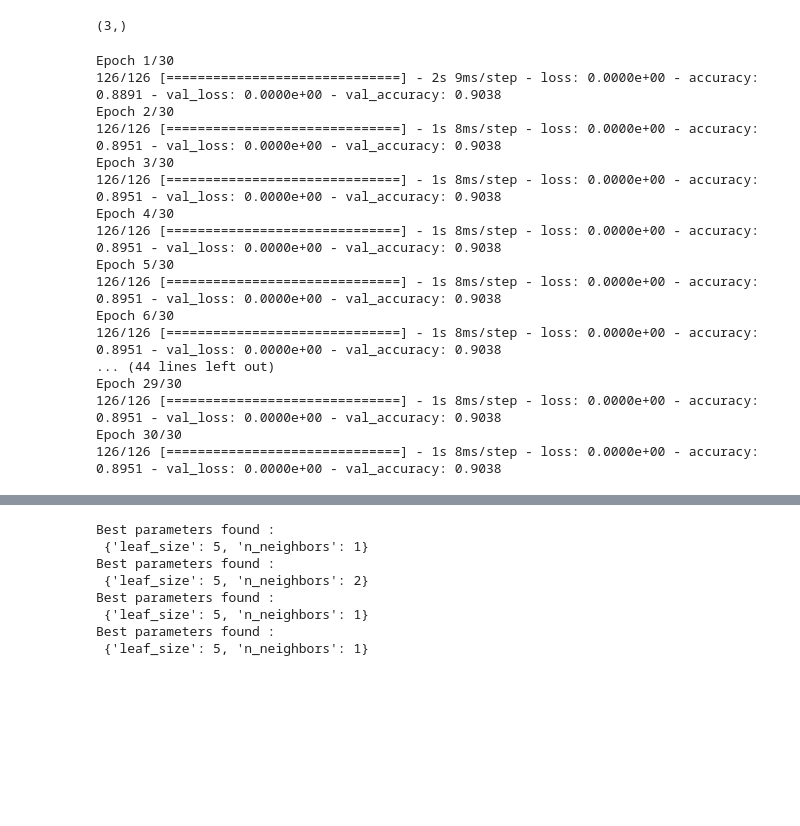
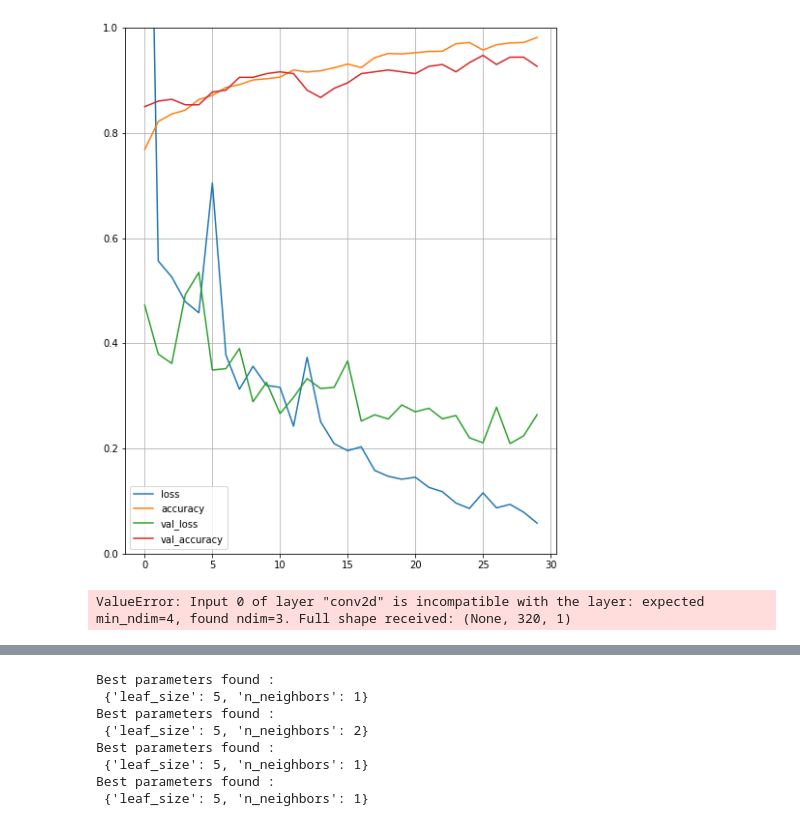
Before and after one commit to dom-zawrotny/dom-zawrotny, a Jupyter notebook: pracaMagisterska.ipynb, the cells around one changed output, grey strips where cells are left out. Saved outputs shown, nothing was run; the diff lists cells and outputs as text; code cells hidden in the pictures; blank space fills up the shorter version.

```diff
--- a/pracaMagisterska.ipynb
+++ b/pracaMagisterska.ipynb
@@ -376,0 +446,12 @@ X_r.shape
+# %%
+n_timesteps, n_features, n_outputs = X_train.shape[1], X_train.shape[2], y_train.shape[1]
+model = keras.models.Sequential([
+    keras.layers.Flatten(input_shape=[n_timesteps,n_features]),
+    keras.layers.Dense(300, activation="relu"),
+    keras.layers.Dense(100, activation="relu"),
+    keras.layers.Dense(n_outputs, activation="sigmoid")
+])
+
+model.compile(loss="binary_crossentropy", optimizer="adam", metrics=["accuracy"])
+
+history = model.fit(X_train, y_train, epochs=30, validation_split=0.1)
@@ -377,28 +476,42 @@ X_r.shape
+# %%
+import pandas as pd
+import matplotlib.pyplot as plt
+pd.DataFrame(history.history).plot(figsize=(8, 10))
+plt.grid(True)
+plt.gca().set_ylim(0, 1) # Wyznacza zakres osi pionowej od 0 do 1
+plt.show()
+# %% [output]
+[figure, added]
 # %%
-# model_1d.compile(loss="sparse_categorical_crossentropy", optimizer="sgd", metrics=["accuracy"])
-import numpy as np
-a = np.array([1, 2, 3])
-a.shape
+def evaluate_model_2d(X_train, y_train, X_test, y_test, verbose=1, epochs=10, batch_size=32):
+    clear_session()
+    n_timesteps, n_features, n_outputs = X_train.shape[1], X_train.shape[2], y_train.shape[1]
+    model_2d = keras.models.Sequential()
+#     model_2d.add(keras.layers.Conv2D(filters=5, kernel_size=3, strides=1, input_shape=(240,1))) #n_timesteps,n_features
+    model_2d.add(keras.layers.Conv2D(filters=5, kernel_size=3, strides=1, input_shape=(n_timesteps,n_features))) #
+    model_2d.add(keras.layers.BatchNormalization())
+    model_2d.add(keras.layers.LeakyReLU())
+    model_2d.add(keras.layers.MaxPool1D(pool_size=2, strides=2))
+    model_2d.add(keras.layers.Conv2D(filters=5, kernel_size=3, strides=1))
+    model_2d.add(keras.layers.LeakyReLU())
+    model_2d.add(keras.layers.MaxPool1D(pool_size=2, strides=2))
+    model_2d.add(keras.layers.Dropout(0.5))
+    model_2d.add(keras.layers.Conv2D(filters=5, kernel_size=3, strides=1))
+    model_2d.add(keras.layers.LeakyReLU())
+    model_2d.add(keras.layers.AveragePooling1D(pool_size=2, strides=2))
+    model_2d.add(keras.layers.Dropout(0.5))
+    model_2d.add(keras.layers.Conv2D(filters=5, kernel_size=3, strides=1))
+    model_2d.add(keras.layers.LeakyReLU())
+    model_2d.add(keras.layers.AveragePooling1D(pool_size=2, strides=2))
+    model_2d.add(keras.layers.Conv2D(filters=5, kernel_size=3, strides=1))
+    model_2d.add(keras.layers.LeakyReLU())
+    model_2d.add(keras.layers.GlobalAveragePooling1D())
+    model_2d.add(keras.layers.Dense(n_outputs, activation="sigmoid"))
+    model_2d.compile('adam', loss='binary_crossentropy', metrics=['accuracy'])
+    history = model_2d.fit(X_train, y_train, epochs=epochs, batch_size=batch_size, verbose=verbose, validation_split=0.1)
+    _, accuracy = model_2d.evaluate(X_test, y_test, batch_size=batch_size, verbose=0)
+    return history, model_2d
-# %% [output]
-(3,)
 # %%
-# X_train.shape
-history = model_1d.fit(X_train, y_train, epochs=30, validation_split=0.1)
+history_2d, model_2d = evaluate_model_2d(X_train, y_train, X_test, y_test)
 # %% [output]
-Epoch 1/30
-126/126 [==============================] - 2s 9ms/step - loss: 0.0000e+00 - accuracy: 0.8891 - val_loss: 0.0000e+00 - val_accuracy: 0.9038
-Epoch 2/30
-126/126 [==============================] - 1s 8ms/step - loss: 0.0000e+00 - accuracy: 0.8951 - val_loss: 0.0000e+00 - val_accuracy: 0.9038
-Epoch 3/30
-126/126 [==============================] - 1s 8ms/step - loss: 0.0000e+00 - accuracy: 0.8951 - val_loss: 0.0000e+00 - val_accuracy: 0.9038
-Epoch 4/30
-126/126 [==============================] - 1s 8ms/step - loss: 0.0000e+00 - accuracy: 0.8951 - val_loss: 0.0000e+00 - val_accuracy: 0.9038
-Epoch 5/30
-126/126 [==============================] - 1s 8ms/step - loss: 0.0000e+00 - accuracy: 0.8951 - val_loss: 0.0000e+00 - val_accuracy: 0.9038
-Epoch 6/30
-126/126 [==============================] - 1s 8ms/step - loss: 0.0000e+00 - accuracy: 0.8951 - val_loss: 0.0000e+00 - val_accuracy: 0.9038
-... (44 lines left out)
-Epoch 29/30
-126/126 [==============================] - 1s 8ms/step - loss: 0.0000e+00 - accuracy: 0.8951 - val_loss: 0.0000e+00 - val_accuracy: 0.9038
-Epoch 30/30
-126/126 [==============================] - 1s 8ms/step - loss: 0.0000e+00 - accuracy: 0.8951 - val_loss: 0.0000e+00 - val_accuracy: 0.9038
+ValueError: Input 0 of layer "conv2d" is incompatible with the layer: expected min_ndim=4, found ndim=3. Full shape received: (None, 320, 1)
```
Also changed, not shown: parts of 16 cells of this notebook, 1 other file.
